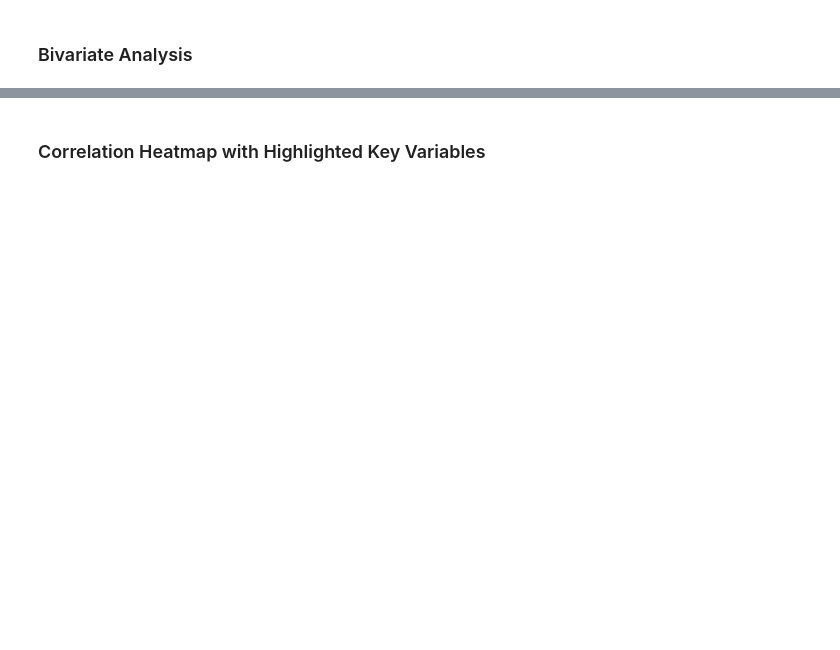
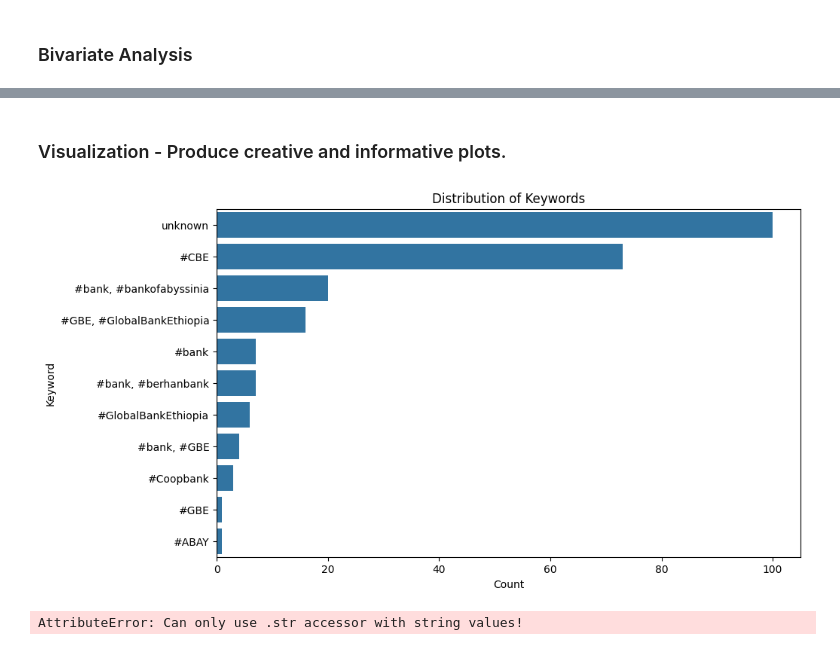
Before and after one commit to matidesalegn/Marketing-Analytics, a Jupyter notebook: notebooks/EDA.ipynb, the cells around one changed output, grey strips where cells are left out. Saved outputs shown, nothing was run; the diff lists cells and outputs as text; code cells hidden in the pictures; blank space fills up the shorter version.

```diff
--- a/notebooks/EDA.ipynb
+++ b/notebooks/EDA.ipynb
@@ -171,2 +291,0 @@ plt.show()
-# %% [markdown]
-### Correlation Heatmap with Highlighted Key Variables
@@ -184,0 +299,30 @@ plt.show()
+# %% [markdown]
+### Visualization - Produce creative and informative plots.
+# %%
+# Additional plots
+# Plot 1: Distribution of Keywords
+plt.figure(figsize=(10, 6))
+sns.countplot(y='keyword', data=df, order=df['keyword'].value_counts().index)
+plt.title('Distribution of Keywords')
+plt.xlabel('Count')
+plt.ylabel('Keyword')
+plt.show()
+
+# Plot 2: Heatmap of Hourly Posts
+df['hour'] = df['post_hour'].str[:2].astype(int)
+hourly_posts = df.pivot_table(index='date', columns='hour', aggfunc='size', fill_value=0)
+plt.figure(figsize=(10, 6))
+sns.heatmap(hourly_posts, cmap='viridis')
+plt.title('Heatmap of Hourly Posts')
+plt.xlabel('Hour')
+plt.ylabel('Date')
+plt.show()
+
+# Plot 3: Pairplot for Numeric Variables
+numeric_df = df[['views', 'hour']]
+sns.pairplot(numeric_df)
+plt.title('Pairplot for Numeric Variables')
+plt.show()
+# %% [output]
+[figure, added]
+AttributeError: Can only use .str accessor with string values!
```
Also changed, not shown: parts of 45 cells of this notebook, 7 other files.
